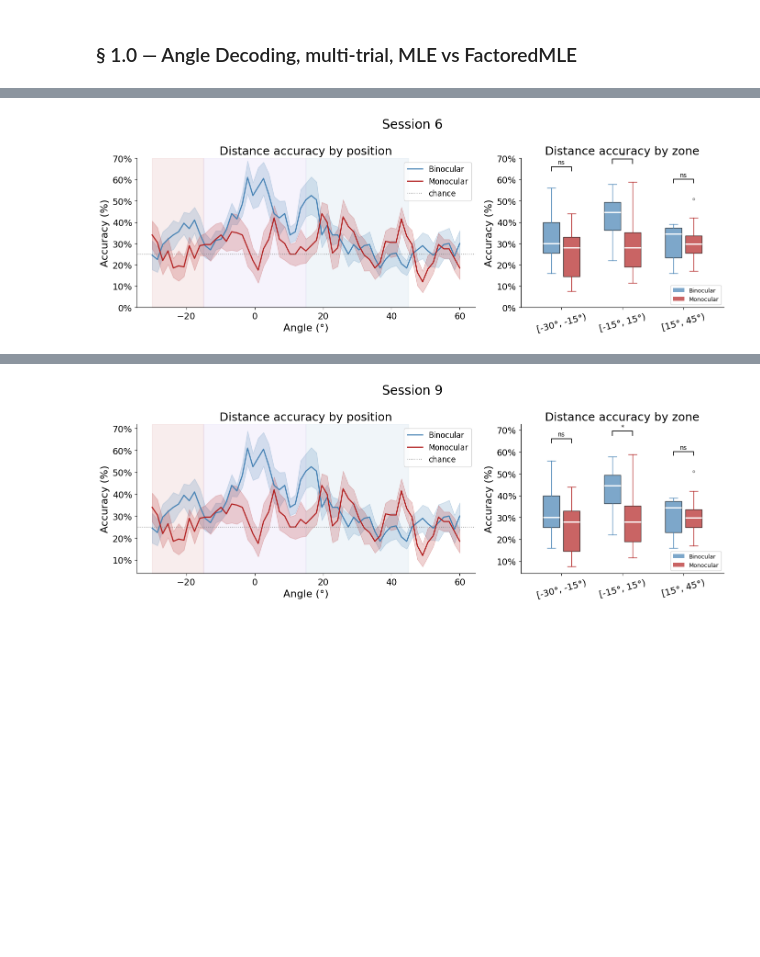
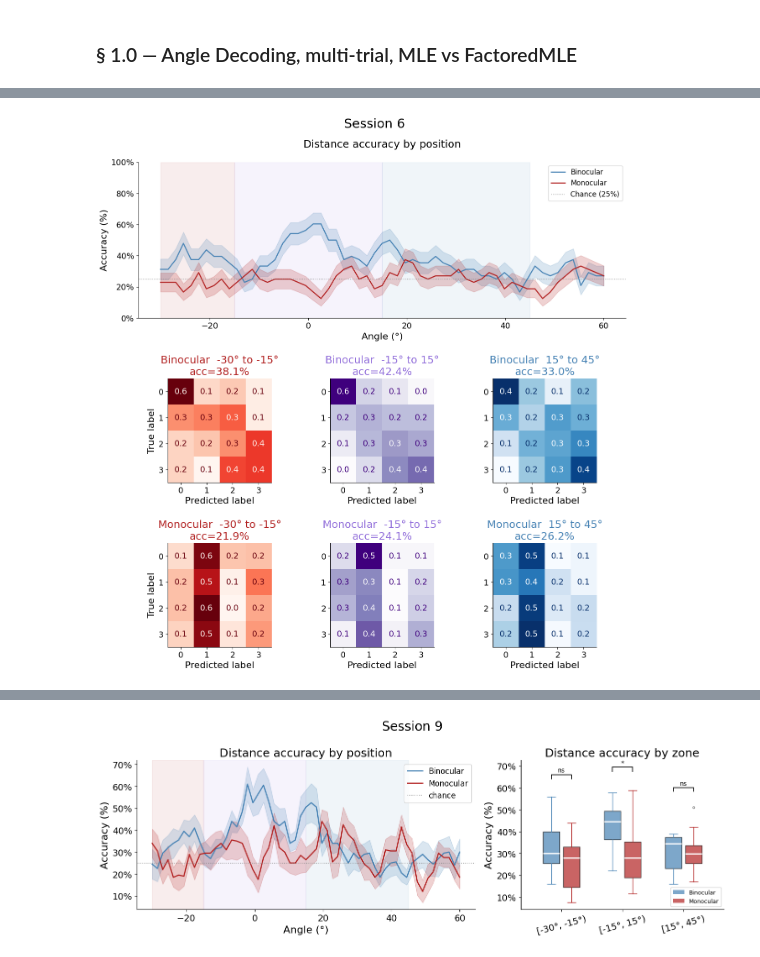
Before and after one commit to s-acosta/distance-project, a Jupyter notebook: radial-analysis/radial-notebooks/decoding notebooks/decoding-distance-single-trials.ipynb, the cells around one changed output, grey strips where cells are left out. Drawn from its saved outputs; the diff is of its cells as text; code cells hidden in the pictures; blank space fills up the shorter version.

Commit message:
changes to decoders

```diff
--- a/radial-analysis/radial-notebooks/decoding notebooks/decoding-distance-single-trials.ipynb
+++ b/radial-analysis/radial-notebooks/decoding notebooks/decoding-distance-single-trials.ipynb
@@ -44,6 +45,8 @@ agg = SessionAggregator(
     mouse_name=MOUSE,
     experiment_name=EXPERIMENT
 )
+
+Decoder = TrialDecoder()
 # %% [output]
 [ok] Loaded aggregated traces from cache
 # %% [markdown]
@@ -53,10 +56,90 @@ agg = SessionAggregator(
 ### § 1.0 — Angle Decoding, multi-trial, MLE vs FactoredMLE
 # %%
 session_id = 6
+bino = Decoder.cross_validate(agg, monocular=0, session=session_id, loo=True)
+mono = Decoder.cross_validate(agg, monocular=1, session=session_id, loo=True)
+fig = Decoder.plot_distance_results(bino, mono, title=f'Session {session_id}')
 
-binocular_results = FactoredMLE.cross_validate_single_trial(agg, monocular=0, session=session_id, n_folds = 10)
-monocular_results = FactoredMLE.cross_validate_single_trial(agg, monocular=1, session=session_id, n_folds = 10)
+from scipy.stats import mannwhitneyu
 
-fig = FactoredMLE.plot_distance_comparison(binocular_results, monocular_results, title=f'Session {session_id}')
-fig = FactoredMLE.plot_confusion_by_angle_range([binocular_results, monocular_results], labels=['Binocular', 'Monocular'], title=f'Session {session_id}')
+def plot_bino_mono_comparison(bino_res, mono_res, angle_range=(-10, 10)):
+    lo, hi = angle_range
+    axis   = bino_res['angle_axis']
+    mask   = (axis >= lo) & (axis <= hi)
+
+    def trial_metrics(res):
+        pred_d = res['pred_dist']
+        true_d = res['true_dist']
+        pred_a = res['pred_angle']
+        true_a = res['true_angle']
+
+        d_acc = (pred_d[:, mask] == true_d[:, np.newaxis]).mean(axis=0) * 100  # (n_mask_pos,)
+        a_mae = np.abs(pred_a[:, mask] - true_a[:, mask]).mean(axis=0)          # (n_mask_pos,)
+        return d_acc, a_mae
+
+
+    bino_dacc, bino_amae = trial_metrics(bino_res)
+    mono_dacc, mono_amae = trial_metrics(mono_res)
+
+    fig, axes = plt.subplots(1, 2, figsize=(10, 5))
+
+    for ax, (bino_vals, mono_vals), ylabel, title_base in zip(
+        axes,
+        [(bino_amae, mono_amae), (bino_dacc, mono_dacc)],
+        ['MAE (°)', 'Accuracy (%)'],
+        ['Angle MAE', 'Distance Accuracy'],
+    ):
+        _, p = mannwhitneyu(bino_vals, mono_vals, alternative='two-sided')
+
+        bplot = ax.boxplot(
+            [bino_vals, mono_vals],
+            labels=['Binocular', 'Monocular'],
+            patch_artist=True,
+        )
+        bplot['boxes'][0].set_facecolor('steelblue')
+        bplot['boxes'][1].set_facecolor('firebrick')
+
+        ax.set_ylabel(ylabel)
+        ax.set_title(f'{title_base}\np = {p:.3f}{"*" if p < 0.05 else ""}')
+
+    # chance line on distance plot
+    n_dist = len(bino_res['distances'])
+    axes[1].axhline(100 / n_dist, color='gray', linestyle='--', alpha=0.6, label='chance')
+    axes[1].legend()
+
+    fig.suptitle(f'Angle range: {lo}° to {hi}°', y=1.01)
+    plt.tight_layout()
+    return fig
+
+# fig = plot_bino_mono_comparison(bino, mono, angle_range=(0, 10))
+
+def plot_angle_results(bino_res, mono_res, title=''):
+    angle_axis = bino_res['angle_axis']
+
+    def get_mae(res):
+        mae_per_trial = np.abs(res['pred_angle'] - res['true_angle'])  # (n_trials, n_positions)
+        mean = mae_per_trial.mean(axis=0)
+        sem  = mae_per_trial.std(axis=0) / np.sqrt(len(mae_per_trial))
+        return mean, sem
+
+    bino_mean, bino_sem = get_mae(bino_res)
+    mono_mean, mono_sem = get_mae(mono_res)
+
+    fig, ax = plt.subplots(figsize=(8, 4))
+
+    for mean, sem, color, label in [
+        (bino_mean, bino_sem, 'steelblue',  'Binocular'),
+        (mono_mean, mono_sem, 'firebrick',   'Monocular'),
+    ]:
+        ax.plot(angle_axis, mean, color=color, label=label)
+        ax.fill_between(angle_axis, mean - sem, mean + sem, color=color, alpha=0.2)
+
+    ax.set_xlabel('Angle (°)')
+    ax.set_ylabel('MAE (°)')
+    ax.set_title(title or 'Angle MAE vs Position')
+    ax.legend()
+    plt.tight_layout()
+    return fig
+
+fig = plot_angle_results(bino, mono)
 # %% [output]
@@ -78,2 +155,2 @@ fig = FactoredMLE.plot_confusion_by_angle_range([binocular_results, monocular_re
 ========================================
-[figure, old version]
+[figure, new version]
```
Also changed, not shown: parts of 13 cells of this notebook, 3 other files.
